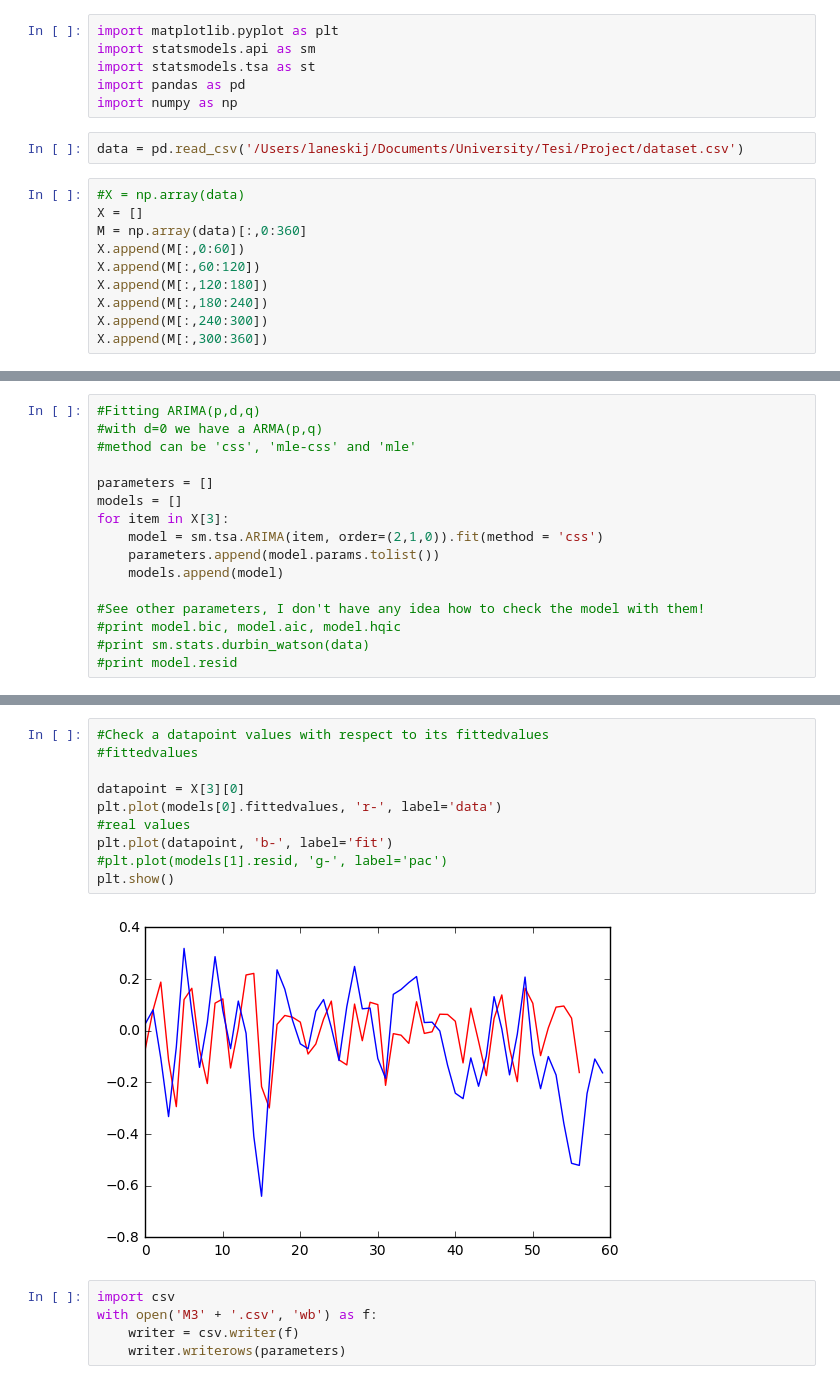
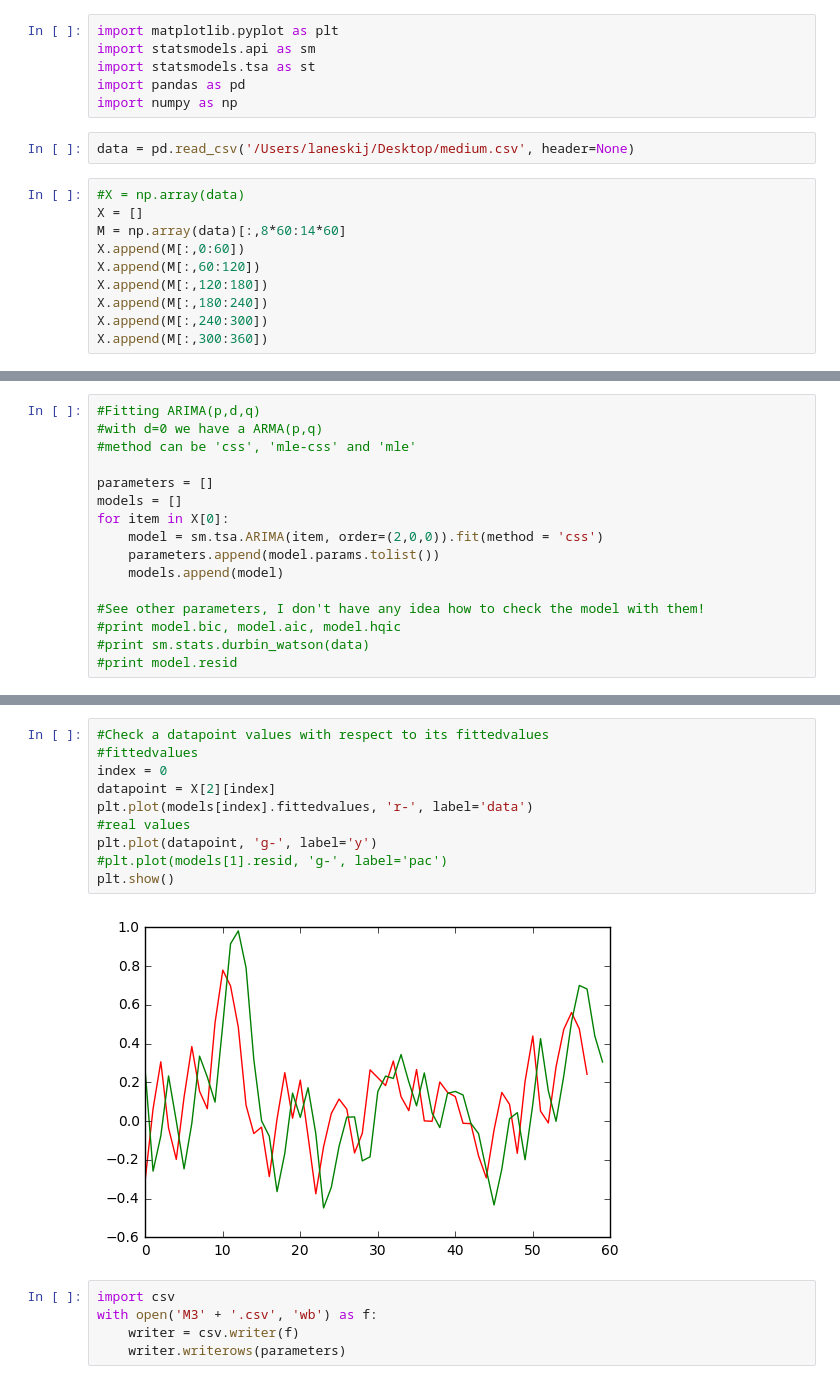
Before and after one commit to Marvin84/music_genre_identifier, a Jupyter notebook: ARIMA.ipynb, the cells around one changed output, grey strips where cells are left out. Cells and saved outputs as stored; diff of their text form.

```diff
--- a/ARIMA.ipynb
+++ b/ARIMA.ipynb
@@ -5,11 +5,11 @@ import statsmodels.tsa as st
 import pandas as pd
 import numpy as np
 # %%
-data = pd.read_csv('/Users/laneskij/Documents/University/Tesi/Project/dataset.csv')
+data = pd.read_csv('/Users/laneskij/Desktop/medium.csv', header=None)
 # %%
 #X = np.array(data)
 X = []
-M = np.array(data)[:,0:360]
+M = np.array(data)[:,8*60:14*60]
 X.append(M[:,0:60])
 X.append(M[:,60:120])
 X.append(M[:,120:180])
@@ -27,8 +46,8 @@ print len(M), len(M[0]), len(X), len(X[0]), len(X[0][0])
 
 parameters = []
 models = []
-for item in X[3]:
-    model = sm.tsa.ARIMA(item, order=(2,1,0)).fit(method = 'css')
+for item in X[0]:
+    model = sm.tsa.ARIMA(item, order=(2,0,0)).fit(method = 'css')
     parameters.append(model.params.tolist())
     models.append(model)
 
@@ -68,15 +87,15 @@ plt.show()
 # %%
 #Check a datapoint values with respect to its fittedvalues
 #fittedvalues
-
-datapoint = X[3][0]
-plt.plot(models[0].fittedvalues, 'r-', label='data')
+index = 0
+datapoint = X[2][index]
+plt.plot(models[index].fittedvalues, 'r-', label='data')
 #real values
-plt.plot(datapoint, 'b-', label='fit')
+plt.plot(datapoint, 'g-', label='y')
 #plt.plot(models[1].resid, 'g-', label='pac')
 plt.show()
 # %% [output]
-[figure, old version]
+[figure, new version]
 # %%
 import csv
 with open('M3' + '.csv', 'wb') as f:
```
Also changed, not shown: parts of 3 cells of this notebook, 1 other file.
